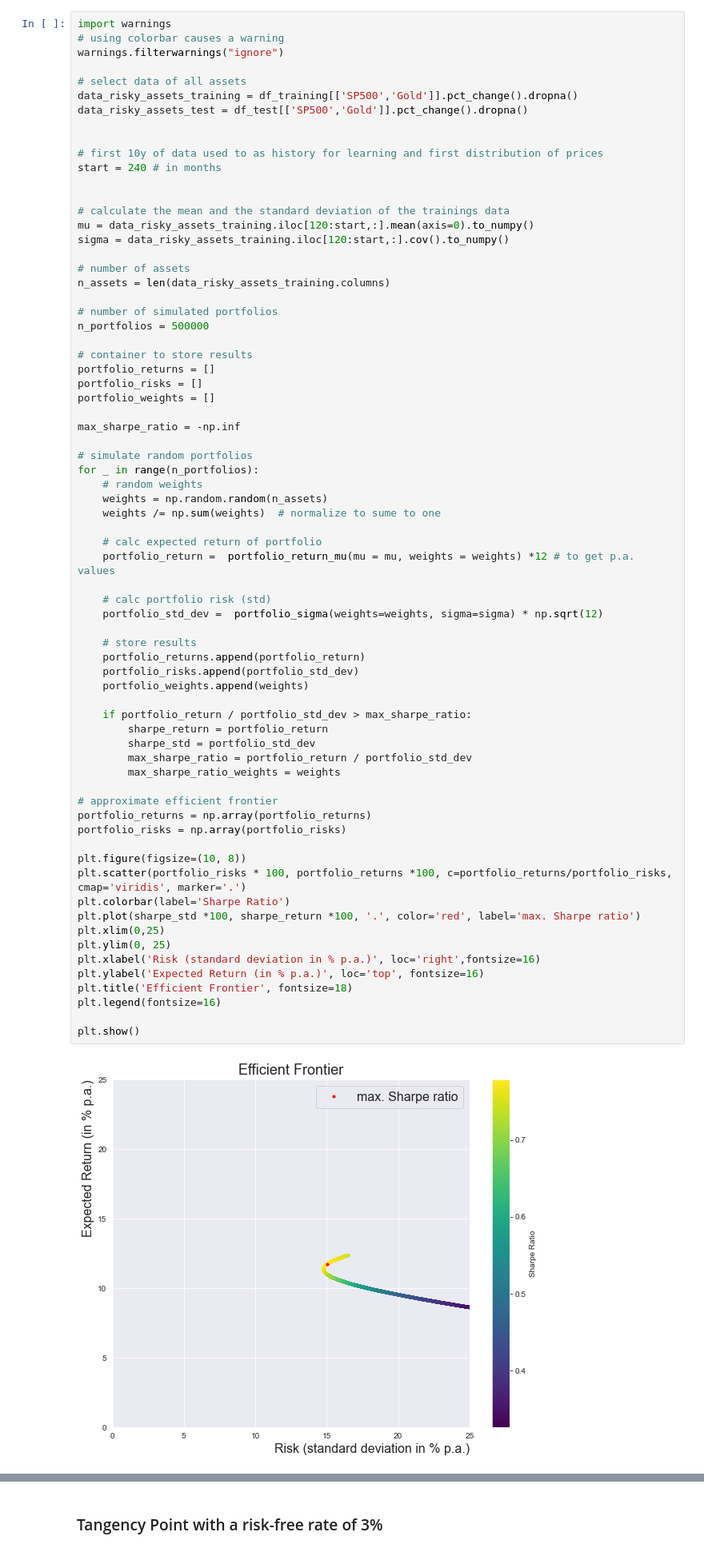
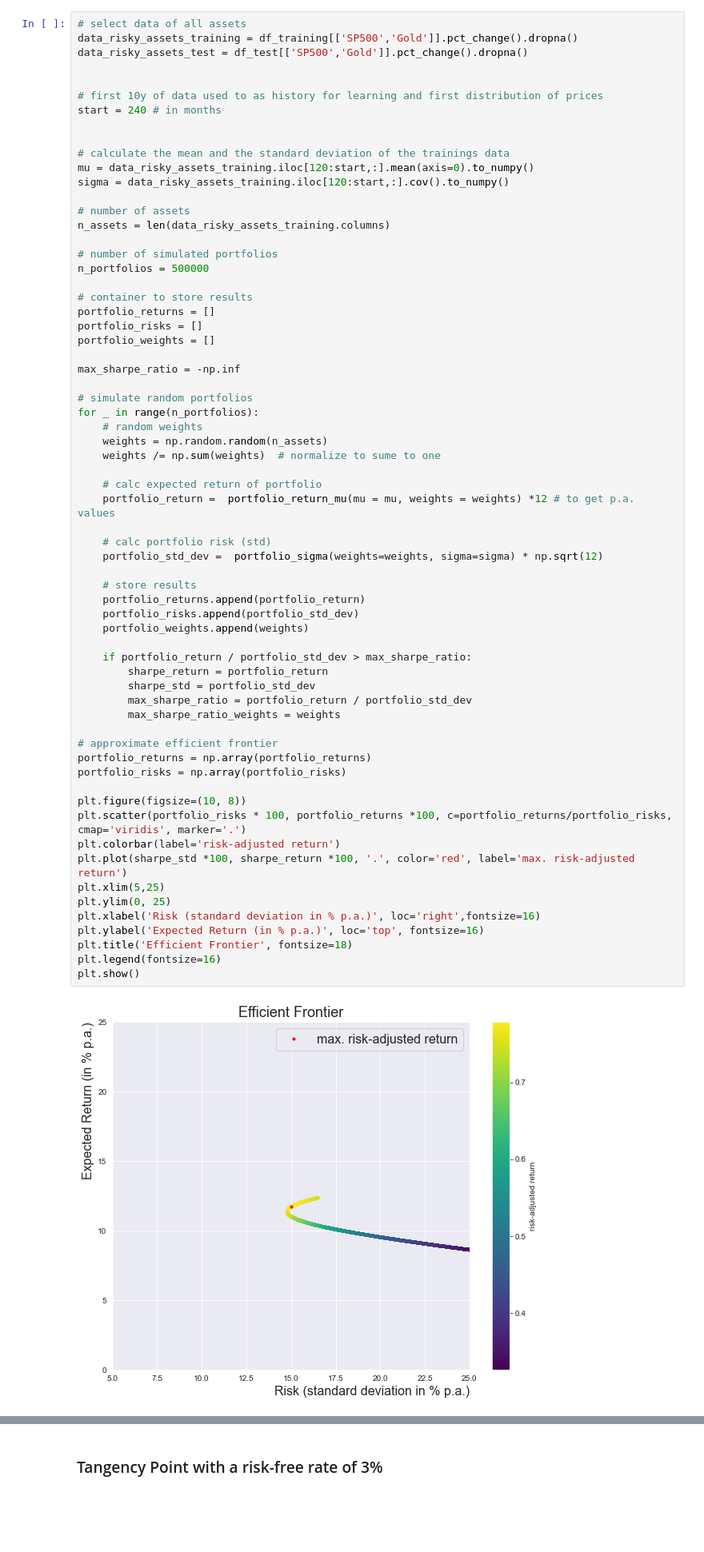
Before and after one commit to JohannesWinkler74/MSc_Thesis, a Jupyter notebook: efficient_frontier/find_efficient frontier.ipynb, the cells around one changed output, grey strips where cells are left out. Shown at 80% size. Saved outputs shown, nothing was run; the diff lists cells and outputs as text; blank space fills up the shorter version.

```diff
--- a/efficient_frontier/find_efficient frontier.ipynb
+++ b/efficient_frontier/find_efficient frontier.ipynb
@@ -120,8 +128,4 @@ plt.show()
 # %%
-import warnings
-# using colorbar causes a warning
-warnings.filterwarnings("ignore")
-
 # select data of all assets
 data_risky_assets_training = df_training[['SP500','Gold']].pct_change().dropna()
 data_risky_assets_test = df_test[['SP500','Gold']].pct_change().dropna()
@@ -157,36 +161,35 @@ for _ in range(n_portfolios):
     # calc expected return of portfolio
     portfolio_return =  portfolio_return_mu(mu = mu, weights = weights) *12 # to get p.a. values
 
     # calc portfolio risk (std)
     portfolio_std_dev =  portfolio_sigma(weights=weights, sigma=sigma) * np.sqrt(12)
 
     # store results
     portfolio_returns.append(portfolio_return)
     portfolio_risks.append(portfolio_std_dev)
     portfolio_weights.append(weights)
 
     if portfolio_return / portfolio_std_dev > max_sharpe_ratio:
         sharpe_return = portfolio_return
         sharpe_std = portfolio_std_dev
         max_sharpe_ratio = portfolio_return / portfolio_std_dev
         max_sharpe_ratio_weights = weights
 
 # approximate efficient frontier
 portfolio_returns = np.array(portfolio_returns)
 portfolio_risks = np.array(portfolio_risks)
 
 plt.figure(figsize=(10, 8))
 plt.scatter(portfolio_risks * 100, portfolio_returns *100, c=portfolio_returns/portfolio_risks, cmap='viridis', marker='.')
-plt.colorbar(label='Sharpe Ratio')
-plt.plot(sharpe_std *100, sharpe_return *100, '.', color='red', label='max. Sharpe ratio')
-plt.xlim(0,25)
+plt.colorbar(label='risk-adjusted return')
+plt.plot(sharpe_std *100, sharpe_return *100, '.', color='red', label='max. risk-adjusted return')
+plt.xlim(5,25)
 plt.ylim(0, 25)
 plt.xlabel('Risk (standard deviation in % p.a.)', loc='right',fontsize=16)
 plt.ylabel('Expected Return (in % p.a.)', loc='top', fontsize=16)
 plt.title('Efficient Frontier', fontsize=18)
 plt.legend(fontsize=16)
-
 plt.show()
 # %% [output]
-[figure, old version]
+[figure, new version]
 # %% [markdown]
```
Also changed, not shown: parts of 14 cells of this notebook.
